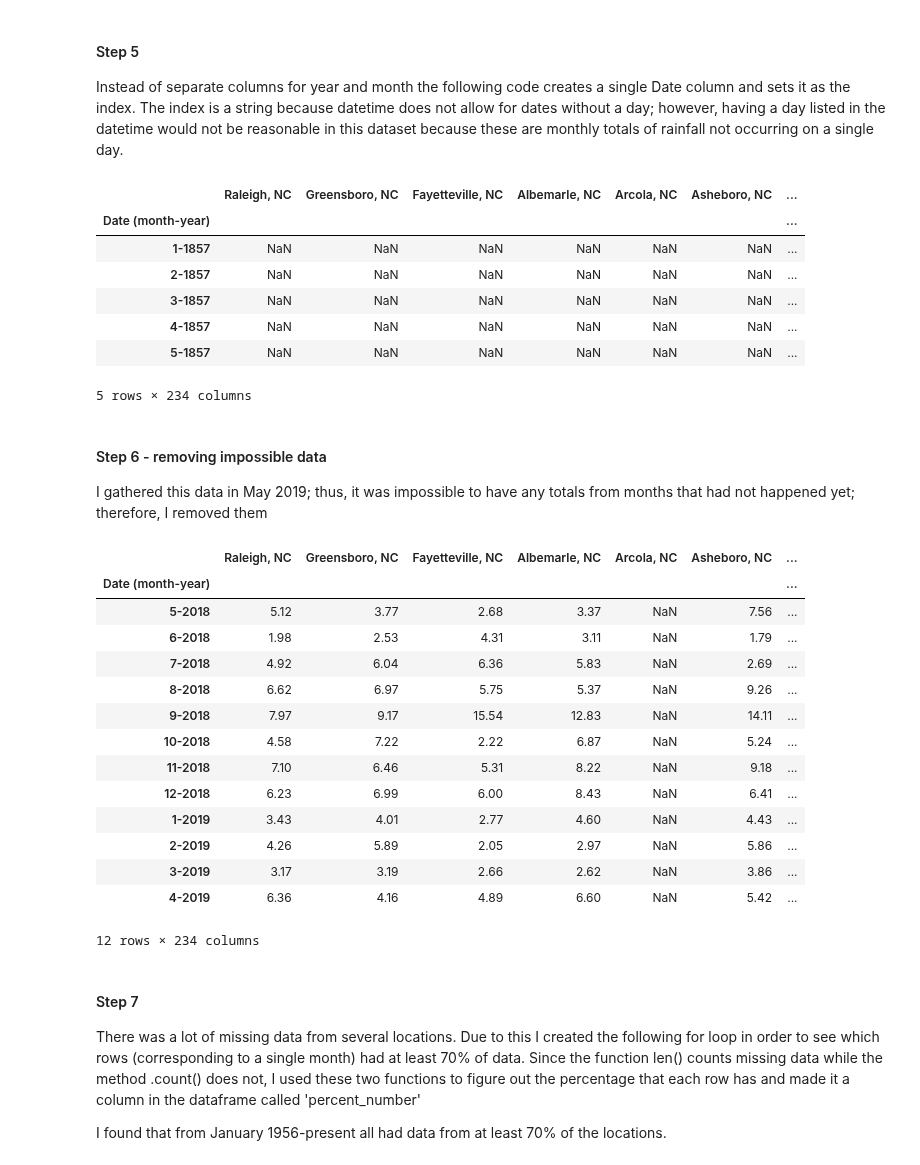
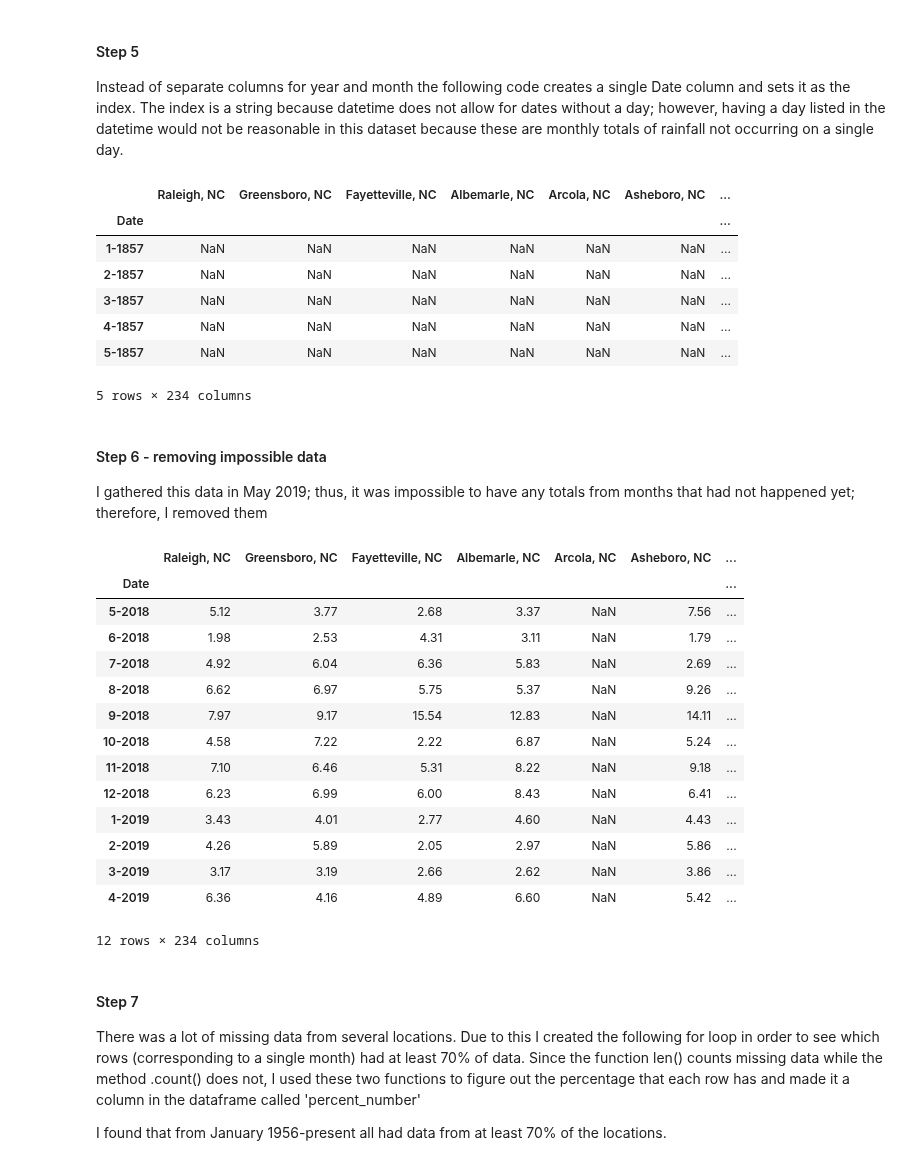
Before and after one commit to lilfetz22/NCRainfallPredictions_CAP1, a Jupyter notebook: Capstone Project 1.ipynb, the cells around one changed output. Drawn from its saved outputs; the diff is of its cells as text; code cells hidden in the pictures.

```diff
--- a/Capstone Project 1.ipynb
+++ b/Capstone Project 1.ipynb
@@ -83,8 +83,8 @@ print(ncdata[['Year', 'Month']].head())
 4  1891      1
 # %%
 #this sorts the data based on year then month
-ncdata = ncdata.sort_values(['Year','Month'])
-ncdata.tail(12)
+ncdata_sorted = ncdata.sort_values(['Year','Month'])
+ncdata_sorted.tail(12)
 # %% [output]
 |  | Year | Month | Raleigh, NC | Greensboro, NC | Fayetteville, NC | Albemarle, NC | Arcola, NC | ... |
 | 132 | 2019 | 1 | 3.43 | 4.01 | 2.77 | 4.60 | NaN | ... |
@@ -104,15 +104,15 @@ ncdata.tail(12)
 #### Step 5
 Instead of separate columns for year and month the following code creates a single Date column and sets it as the index. The index is a string because datetime does not allow for dates without a day; however, having a day listed in the datetime would not be reasonable in this dataset because these are monthly totals of rainfall not occurring on a single day.
 # %%
-ncdata['Year'] = ncdata.Year.apply(str)
-ncdata['Month'] = ncdata.Month.apply(str)
-ncdata['Date (month-year)'] = ncdata['Month'] + '-' + ncdata['Year']
-ncdata1 = ncdata.set_index('Date (month-year)')
+ncdata_sorted['Year'] = ncdata_sorted.Year.apply(str)
+ncdata_sorted['Month'] = ncdata_sorted.Month.apply(str)
+ncdata_sorted['Date'] = ncdata_sorted['Month'] + '-' + ncdata_sorted['Year']
+ncdata1 = ncdata_sorted.set_index('Date')
 ncdata1 = ncdata1.drop(['Year', 'Month'], axis=1)
 ncdata1.head()
 # %% [output]
 |  | Raleigh, NC | Greensboro, NC | Fayetteville, NC | Albemarle, NC | Arcola, NC | Asheboro, NC | ... |
-| Date (month-year) |  |  |  |  |  |  | ... |
+| Date |  |  |  |  |  |  | ... |
 | 1-1857 | NaN | NaN | NaN | NaN | NaN | NaN | ... |
 | 2-1857 | NaN | NaN | NaN | NaN | NaN | NaN | ... |
 | 3-1857 | NaN | NaN | NaN | NaN | NaN | NaN | ... |
@@ -127,7 +127,7 @@ ncdata1 = ncdata1.drop(['5-2019', '6-2019', '7-2019', '8-2019','9-2019','10-2019
 ncdata1.tail(12)
 # %% [output]
 |  | Raleigh, NC | Greensboro, NC | Fayetteville, NC | Albemarle, NC | Arcola, NC | Asheboro, NC | ... |
-| Date (month-year) |  |  |  |  |  |  | ... |
+| Date |  |  |  |  |  |  | ... |
 | 5-2018 | 5.12 | 3.77 | 2.68 | 3.37 | NaN | 7.56 | ... |
 | 6-2018 | 1.98 | 2.53 | 4.31 | 3.11 | NaN | 1.79 | ... |
 | 7-2018 | 4.92 | 6.04 | 6.36 | 5.83 | NaN | 2.69 | ... |
```
Also changed, not shown: parts of 10 cells of this notebook, 6 other files.
